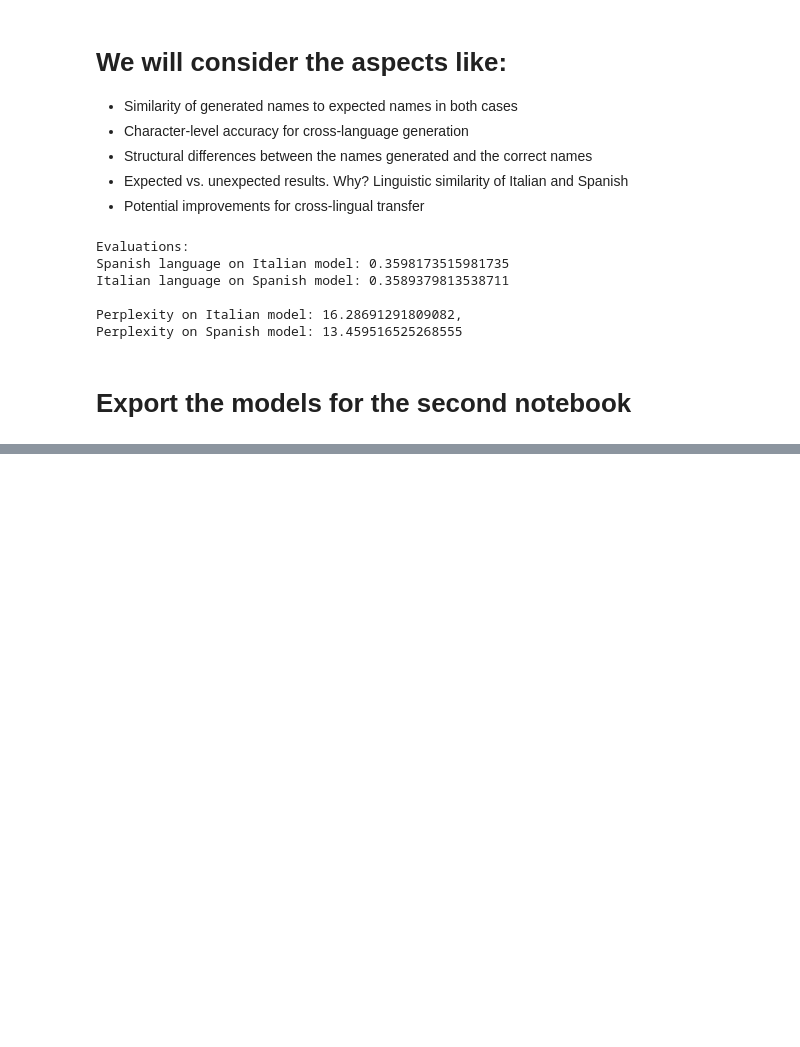
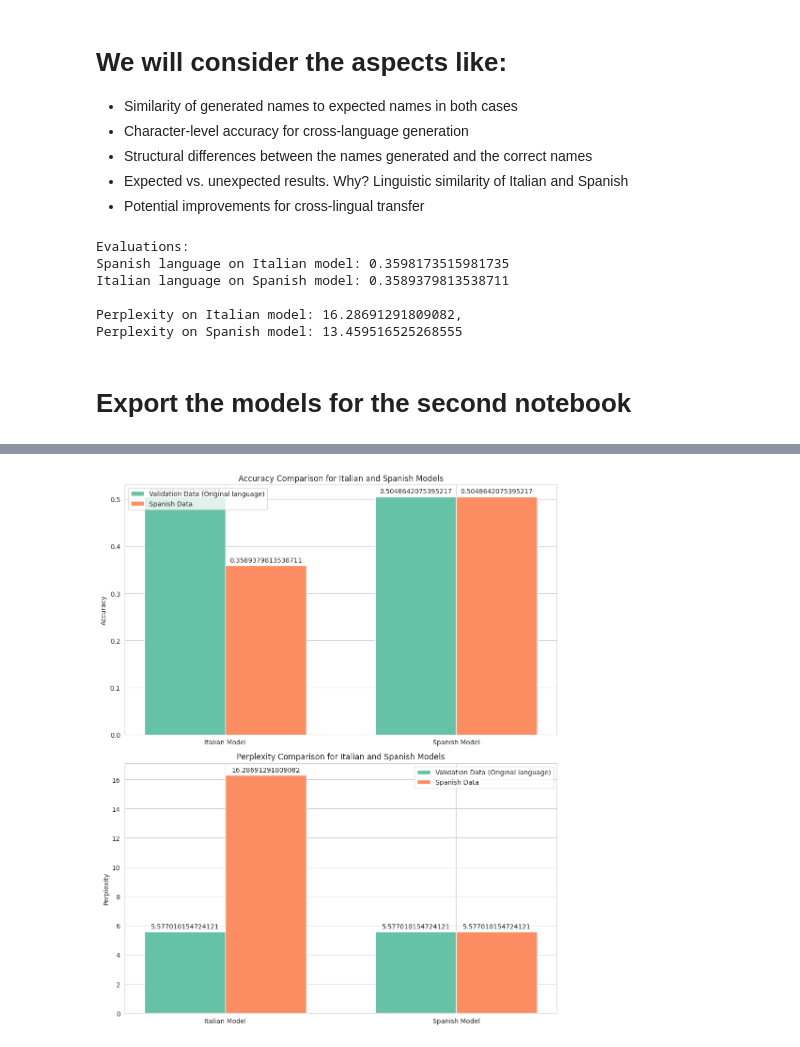
Before and after one commit to maxdegtyarev/NLP, a Jupyter notebook: ex_2/NLP_Assignment_2_models_training.ipynb, the cells around one changed output, grey strips where cells are left out. Drawn from its saved outputs; the diff is of its cells as text; code cells hidden in the pictures; blank space fills up the shorter version.

```diff
--- a/ex_2/NLP_Assignment_2_models_training.ipynb
+++ b/ex_2/NLP_Assignment_2_models_training.ipynb
@@ -629,0 +663,74 @@ with open('spanish_model.pkl', 'wb') as f:
+# %%
+# prompt: Visualise accuracy and other metrics comparison for validation data and also for spanish data on italian model and opposite
+
+import matplotlib.pyplot as plt
+import seaborn as sns
+
+def visualize_metrics(italian_model_metrics, spanish_model_metrics):
+    """Visualizes accuracy and perplexity for both models on validation and Spanish data."""
+
+    metrics = ['Accuracy', 'Perplexity']
+    datasets = ['Validation', 'Spanish']
+    models = ['Italian Model', 'Spanish Model']
+
+    num_metrics = len(metrics)
+    num_datasets = len(datasets)
+
+    fig, axes = plt.subplots(num_metrics, 1, figsize=(10, 6 * num_metrics))
+
+    for i, metric in enumerate(metrics):
+        ax = axes[i] if num_metrics > 1 else axes
+
+        # Data for bar plot
+        italian_validation = italian_model_metrics[f'{metric}_Validation']
+        italian_spanish = italian_model_metrics[f'{metric}_Spanish']
+        spanish_validation = spanish_model_metrics[f'{metric}_Validation']
+        spanish_spanish = spanish_model_metrics[f'{metric}_Spanish']
+
+        X = np.arange(len(models))  # the label locations
+        width = 0.35  # the width of the bars
+
+        rects1 = ax.bar(X - width/2, [italian_validation, spanish_validation], width, label='Validation Data (Original language)')
+        rects2 = ax.bar(X + width/2, [italian_spanish, spanish_spanish], width, label='Spanish Data')
+
+        ax.set_ylabel(metric)
+        ax.set_title(f'{metric} Comparison for Italian and Spanish Models')
+        ax.set_xticks(X)
+        ax.set_xticklabels(models)
+        ax.legend()
+
+        # Add labels above the bars for better readability
+        def autolabel(rects):
+            for rect in rects:
+                height = rect.get_height()
+                ax.annotate('{}'.format(height),
+                            xy=(rect.get_x() + rect.get_width() / 2, height),
+                            xytext=(0, 3),  # 3 points vertical offset
+                            textcoords="offset points",
+                            ha='center', va='bottom')
+
+        autolabel(rects1)
+        autolabel(rects2)
+
+    plt.tight_layout()
+    plt.show()
+
+# Example usage (replace with your actual metrics):
+italian_model_metrics = {
+    'Accuracy_Validation': accuracy,  # Accuracy on validation data for Italian model
+    'Accuracy_Spanish': calculate_character_accuracy(italian_model, spanish_validation_dataset),  # Accuracy on Spanish data for Italian model
+    'Perplexity_Validation': perplexity, # Perplexity on validation data for Italian model
+    'Perplexity_Spanish': calculate_perplexity(italian_model, spanish_validation_dataset), # Perplexity on Spanish data for Italian model
+}
+
+spanish_model_metrics = {
+    'Accuracy_Validation': calculate_character_accuracy(spanish_model, spanish_validation_dataset),  # Accuracy on validation data for Spanish model
+    'Accuracy_Spanish': calculate_character_accuracy(spanish_model, spanish_validation_dataset), # Accuracy on Spanish data for Spanish model
+    'Perplexity_Validation': calculate_perplexity(spanish_model, spanish_validation_dataset), # Perplexity on validation data for Spanish model
+    'Perplexity_Spanish': calculate_perplexity(spanish_model, spanish_validation_dataset),  # Perplexity on Spanish data for Spanish model
+}
+
+
+visualize_metrics(italian_model_metrics, spanish_model_metrics)
+# %% [output]
+[figure, added]
```
Also changed, not shown: parts of 1 cell of this notebook.
